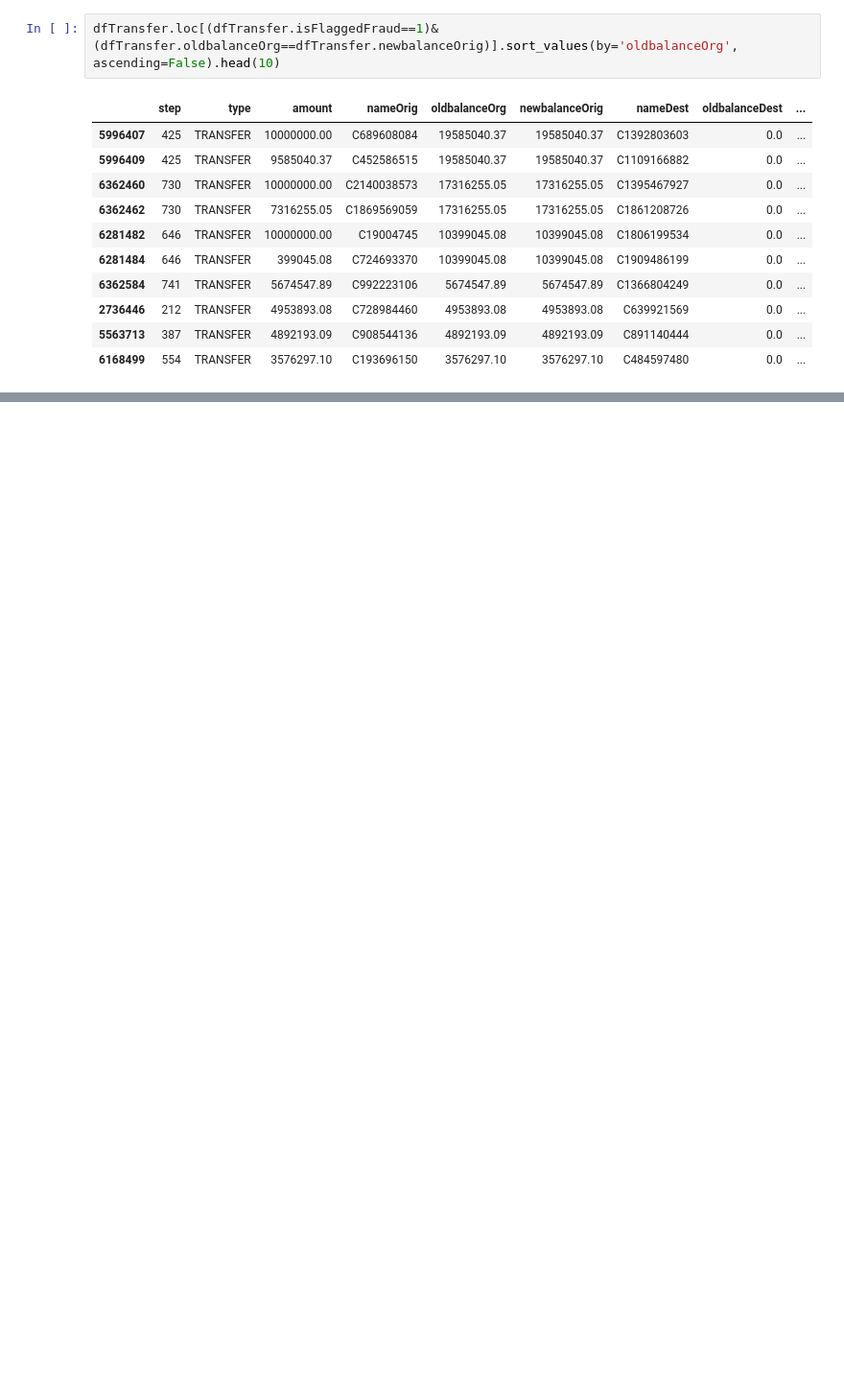
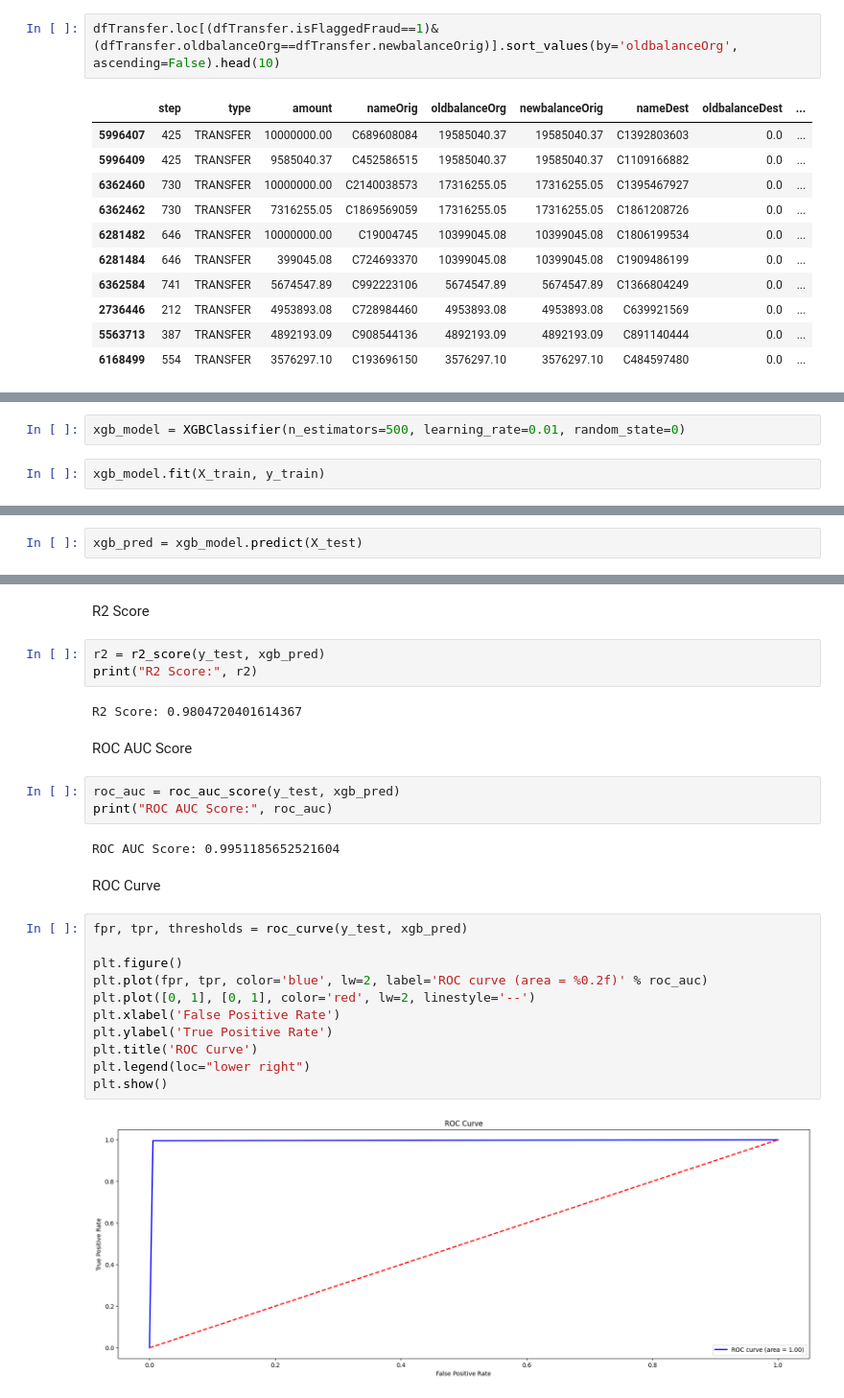
Before and after one commit to SaiVenkatesh007/Fraudulent-Transaction-Detection, a Jupyter notebook: code.ipynb, the cells around one changed output, grey strips where cells are left out. Shown at 96% size. Drawn from its saved outputs; the diff is of its cells as text; blank space fills up the shorter version.

Commit message:
Finished 3 Models

```diff
--- a/code.ipynb
+++ b/code.ipynb
@@ -289,0 +599,4 @@ dfTransfer.loc[(dfTransfer.isFlaggedFraud==1)&(dfTransfer.oldbalanceOrg==dfTrans
+# %%
+xgb_model = XGBClassifier(n_estimators=500, learning_rate=0.01, random_state=0)
+# %%
+xgb_model.fit(X_train, y_train)
@@ -289,0 +615,2 @@ dfTransfer.loc[(dfTransfer.isFlaggedFraud==1)&(dfTransfer.oldbalanceOrg==dfTrans
+# %%
+xgb_pred = xgb_model.predict(X_test)
@@ -289,0 +671,29 @@ dfTransfer.loc[(dfTransfer.isFlaggedFraud==1)&(dfTransfer.oldbalanceOrg==dfTrans
+# %% [markdown]
+R2 Score
+# %%
+r2 = r2_score(y_test, xgb_pred)
+print("R2 Score:", r2)
+# %% [output]
+R2 Score: 0.9804720401614367
+# %% [markdown]
+ROC AUC Score
+# %%
+roc_auc = roc_auc_score(y_test, xgb_pred)
+print("ROC AUC Score:", roc_auc)
+# %% [output]
+ROC AUC Score: 0.9951185652521604
+# %% [markdown]
+ROC Curve
+# %%
+fpr, tpr, thresholds = roc_curve(y_test, xgb_pred)
+
+plt.figure()
+plt.plot(fpr, tpr, color='blue', lw=2, label='ROC curve (area = %0.2f)' % roc_auc)
+plt.plot([0, 1], [0, 1], color='red', lw=2, linestyle='--')
+plt.xlabel('False Positive Rate')
+plt.ylabel('True Positive Rate')
+plt.title('ROC Curve')
+plt.legend(loc="lower right")
+plt.show()
+# %% [output]
+[figure, added]
```
Also changed, not shown: parts of 69 cells of this notebook.
